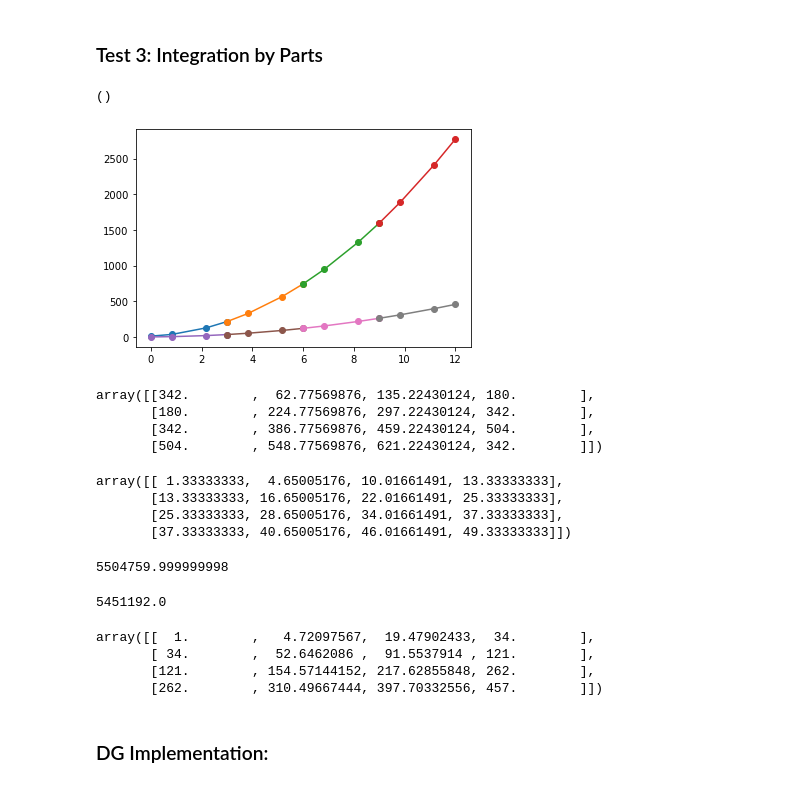
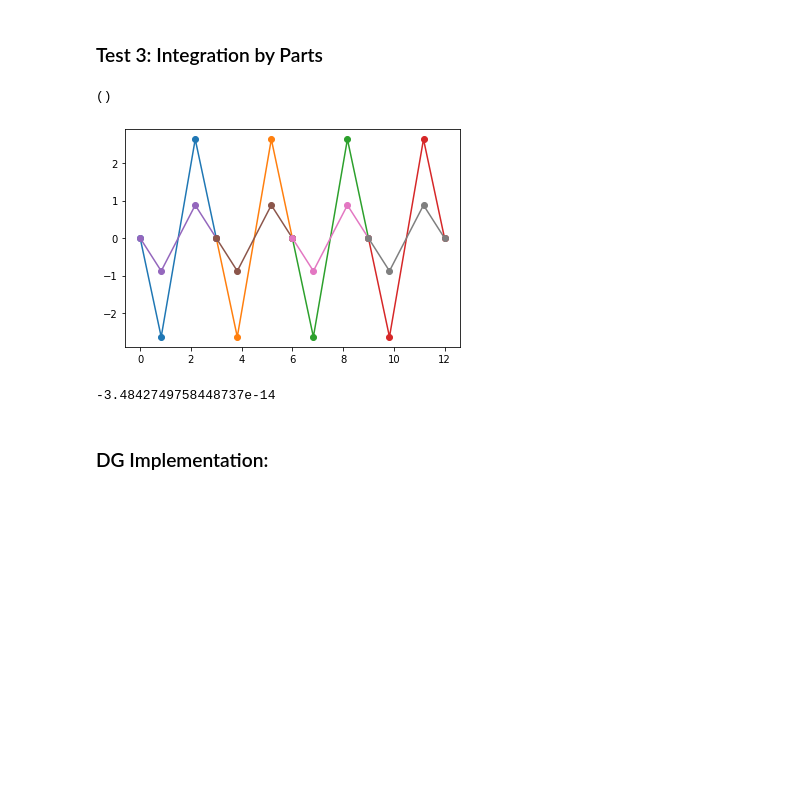
Before and after one commit to msingh1204/FEM, a Jupyter notebook: FEM_Multi.ipynb, the cells around one changed output. Cells and saved outputs as stored; diff of their text form; code cells hidden in the pictures; blank space fills up the shorter version.

```diff
--- a/FEM_Multi.ipynb
+++ b/FEM_Multi.ipynb
@@ -346,60 +336,34 @@ u1, u2
 # %% [markdown]
 ### Test 3: Integration by Parts
 # %%
-P1 = np.polynomial.polynomial.Polynomial([1, 2, 3])
-P2 = np.polynomial.polynomial.Polynomial([12, 14, 18])
+# P1 = np.polynomial.polynomial.Polynomial([1, 2, 3])
+# P2 = np.polynomial.polynomial.Polynomial([12, 14, 18])
 
-def define_poly(P1, P2, input_array):
+def define_poly(input_array):
 
     P1_out = np.zeros_like(input_array)
     P2_out = np.zeros_like(input_array)
 
     for i in np.arange(input_array.shape[0]):
-        P1_out[i] = P1(input_array[i])
-        P2_out[i] = P2(input_array[i])
+        P1_out[i] = np.sin(2 * np.pi * (input_array[i]))
+        P2_out[i] = 3 * np.sin(2 * np.pi * (input_array[i]))
 
     return(P1_out, P2_out)
 # %%
 V = vandermonde(GLL_points, 'Legendre')
 D = return_D(V, Ld_vandermonde(GLL_points))
-f, q = define_poly(P1, P2, int_points(x_range, 4, L/M, M))
+f, q = define_poly(int_points(x_range, 4, L/M, M))
 # %%
-plot_FEM(int_points(x_range, 4, L/M, M), q, 4)
-plot_FEM(int_points(x_range, 4, L/M, M), f, 4)
+plot_FEM(int_points(x_range, 4, L/M, M), boundary_mean(q, M), 4)
+plot_FEM(int_points(x_range, 4, L/M, M), boundary_mean(f, M), 4)
 # %% [output]
 ()
-[figure, old version]
+[figure, new version]
-# %%
-SEM_dx(D, f, L, M)
-# %% [output]
-array([[342.        ,  62.77569876, 135.22430124, 180.        ],
-       [180.        , 224.77569876, 297.22430124, 342.        ],
-       [342.        , 386.77569876, 459.22430124, 504.        ],
-       [504.        , 548.77569876, 621.22430124, 342.        ]])
-# %%
-d_P1 = np.polynomial.polynomial.Polynomial([2, 6])
-d_P1(int_points(x_range, 4, L/M, M)) * ((2 * M) / L)
-# %% [output]
-array([[ 1.33333333,  4.65005176, 10.01661491, 13.33333333],
-       [13.33333333, 16.65005176, 22.01661491, 25.33333333],
-       [25.33333333, 28.65005176, 34.01661491, 37.33333333],
-       [37.33333333, 40.65005176, 46.01661491, 49.33333333]])
 # %%
-quad_int(SEM_dx(D, f, L, M) * q, L, M, quad_weights(GLL_points))
+I1 = quad_int(SEM_dx(D, boundary_mean(f, M), L, M) * q, L, M, quad_weights(GLL_points))
-# %% [output]
-5504759.999999998
 # %%
-quad_int(SEM_dx(D, q, L, M) * f, L, M, quad_weights(GLL_points))
+I2 = quad_int(SEM_dx(D, boundary_mean(q, M), L, M) * f, L, M, quad_weights(GLL_points))
-# %% [output]
-5451192.0
 # %%
-LP = np.polynomial.legendre.Legendre([1, 2, 3])
-MP = np.polynomial.polynomial.Polynomial([1, 2, 3])
-
-LP(int_points(x_range, 4, L/M, M))
-MP(int_points(x_range, 4, L/M, M))
+I1 + I2
 # %% [output]
-array([[  1.        ,   4.72097567,  19.47902433,  34.        ],
-       [ 34.        ,  52.6462086 ,  91.5537914 , 121.        ],
-       [121.        , 154.57144152, 217.62855848, 262.        ],
-       [262.        , 310.49667444, 397.70332556, 457.        ]])
+-3.4842749758448737e-14
```
Also changed, not shown: parts of 5 cells of this notebook.
